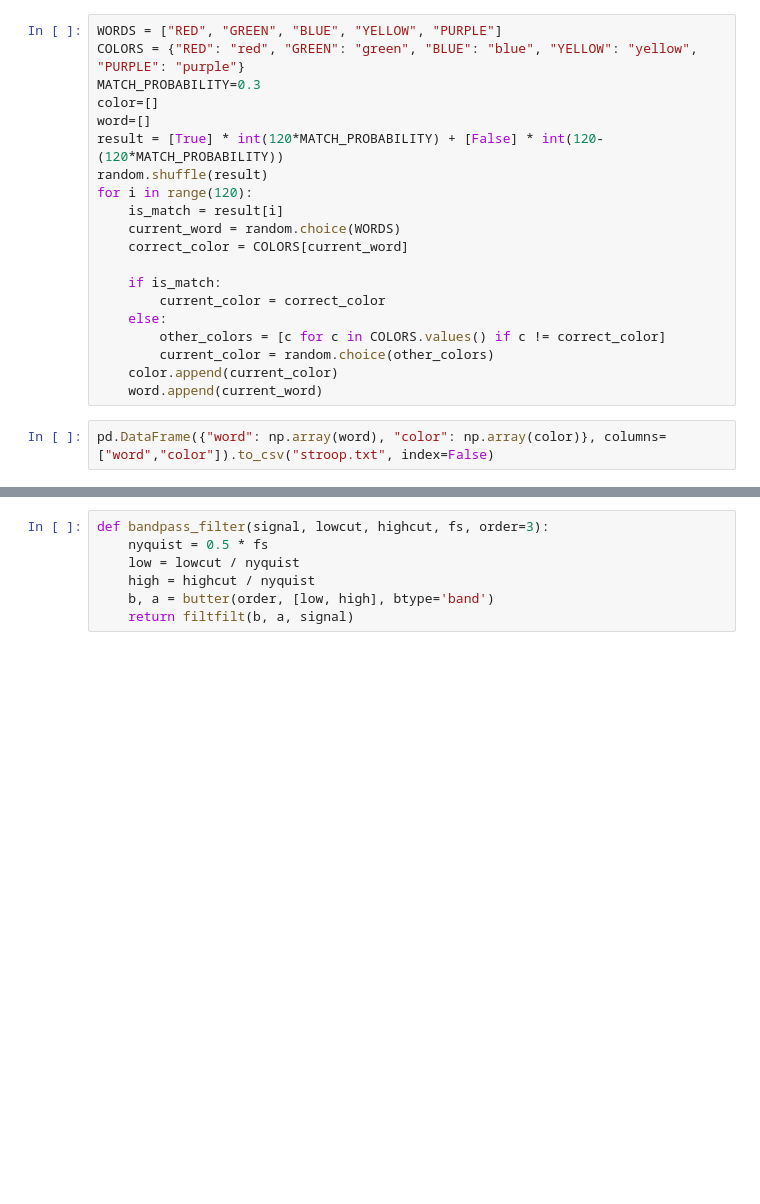
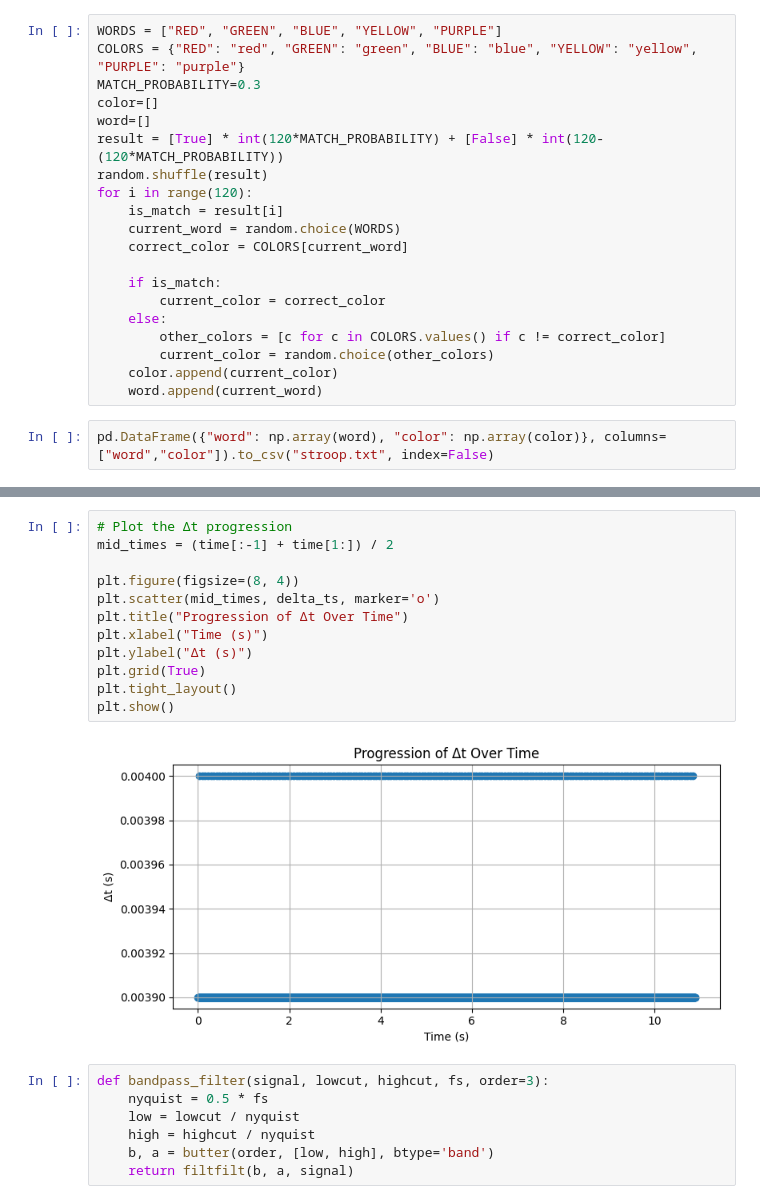
Before and after one commit to natty6418/mindfulness-exp, a Jupyter notebook: analyze_data.ipynb, the cells around one changed output, grey strips where cells are left out. Cells and saved outputs as stored; diff of their text form; blank space fills up the shorter version.

```diff
--- a/analyze_data.ipynb
+++ b/analyze_data.ipynb
@@ -46,3 +62,17 @@ print(len(data)/data['Time(s)'].iloc[-1])
+# %%
+# Plot the Δt progression
+mid_times = (time[:-1] + time[1:]) / 2
+
+plt.figure(figsize=(8, 4))
+plt.scatter(mid_times, delta_ts, marker='o')
+plt.title("Progression of Δt Over Time")
+plt.xlabel("Time (s)")
+plt.ylabel("Δt (s)")
+plt.grid(True)
+plt.tight_layout()
+plt.show()
+# %% [output]
+[figure, added]
 # %%
 def bandpass_filter(signal, lowcut, highcut, fs, order=3):
     nyquist = 0.5 * fs
```
Also changed, not shown: parts of 3 cells of this notebook, 1 other file.
